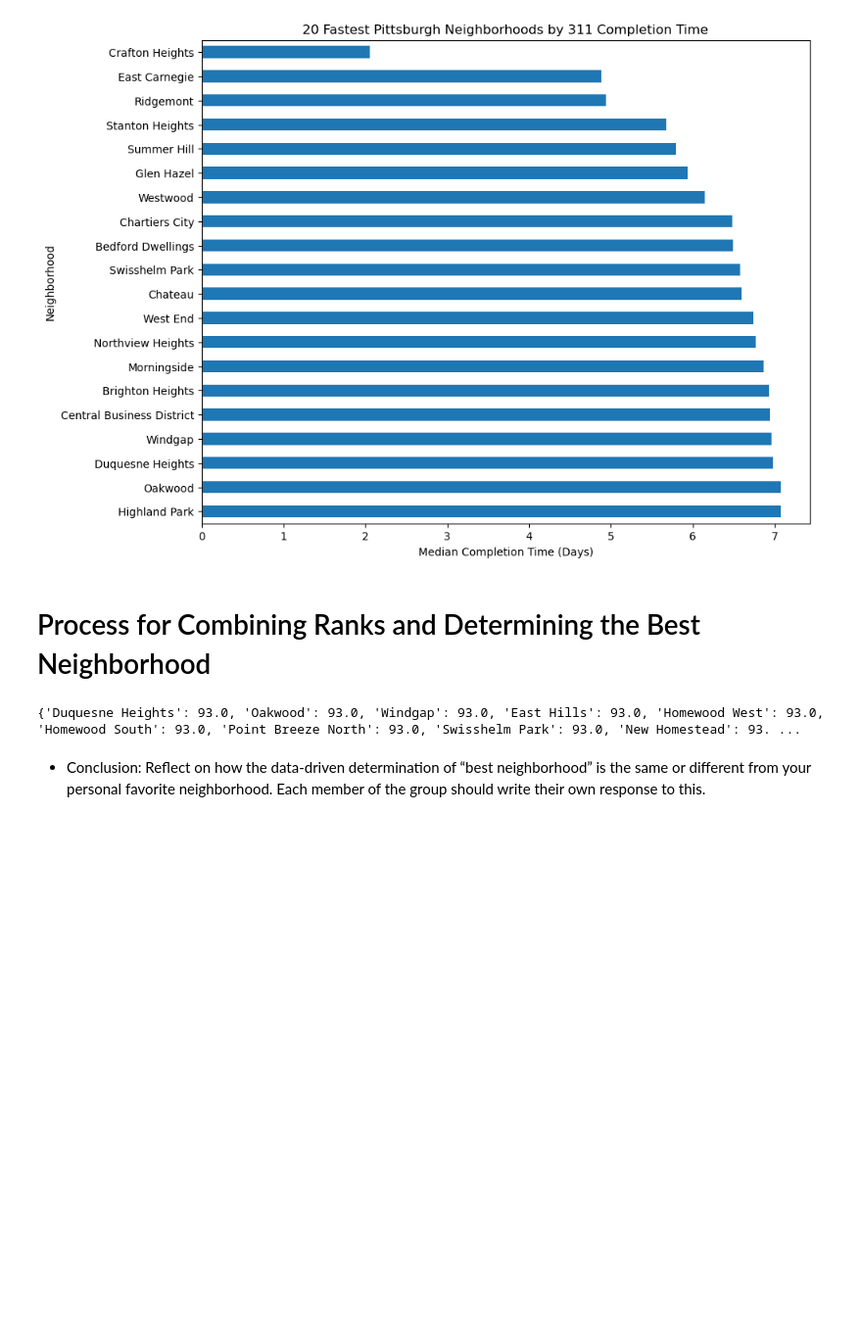
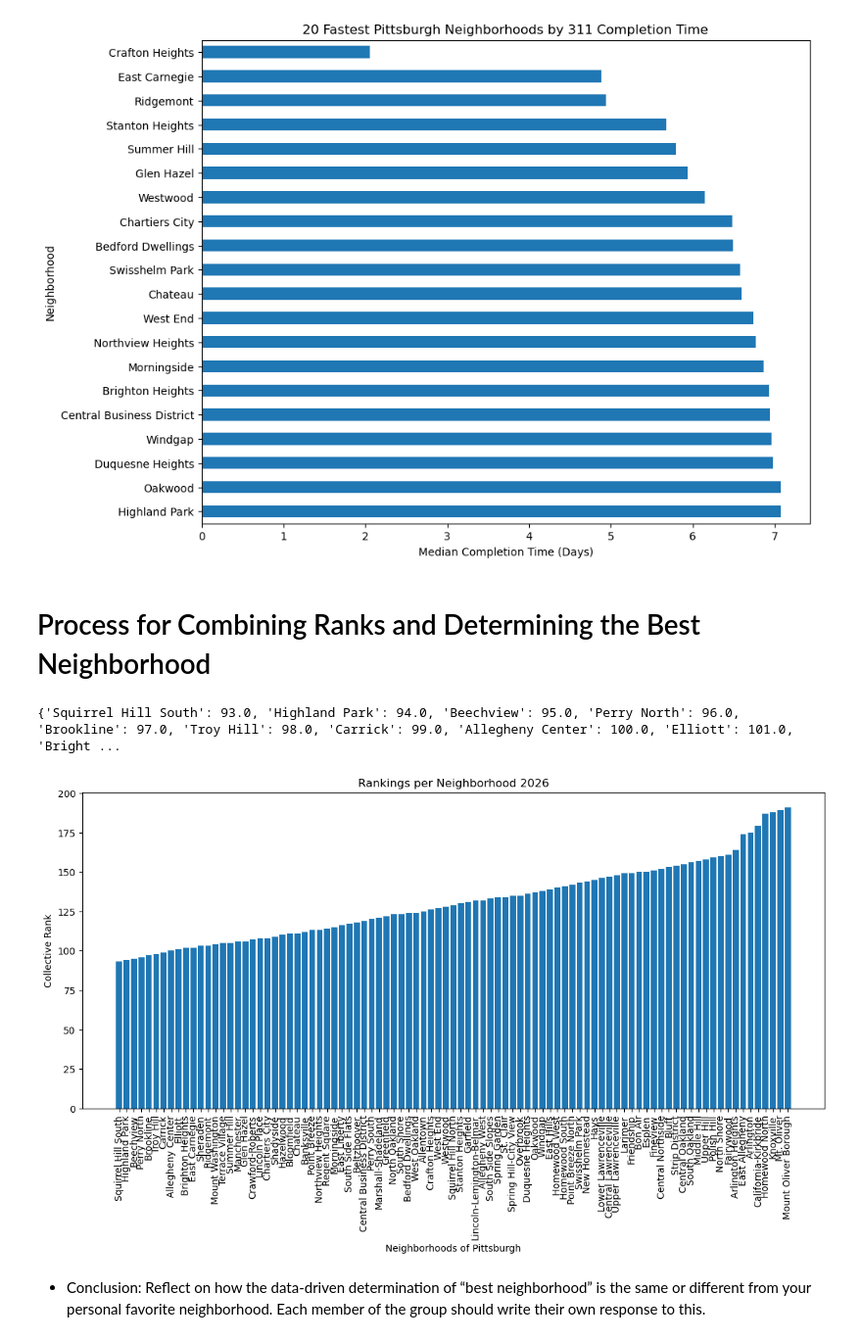
Before and after one commit to CelestialGarbo/CS-0010-FINAL-PROJECT, a Jupyter notebook: FINAL-REPORT.ipynb, the cells around one changed output. Shown at 98% size. Saved outputs shown, nothing was run; the diff lists cells and outputs as text; code cells hidden in the pictures; blank space fills up the shorter version.

```diff
--- a/FINAL-REPORT.ipynb
+++ b/FINAL-REPORT.ipynb
@@ -57,10 +57,10 @@ keys_list = list(sorted_drinking.keys())
 values_list = list(sorted_drinking.values())
 ##create a new dictionary for the ranking based using neighborhoods and matching them with their index plus one in the sorted
 ##dictionary in descending order to give accurate ranking
-ranking = {}
+order = {}
 count = 1
 for items in keys_list:
-    ranking[items] = count
+    order[items] = count
     count += 1
 print(ranking)
 ##print reasoning of this metric used
@@ -240,10 +240,7 @@ import pandas as pd
 df = pd.read_csv("311_ranks.csv")
 df.head()
 import pickle
-
-
-
-
+import matplotlib.pyplot as plt
 
 counts = df["neighborhood"].value_counts()
 counts = counts.iloc[::-1]
@@ -255,36 +252,44 @@ ranking = pd.DataFrame({'count':counts, 'rank':indexes})
 
 # export data
 with open("data.pkl", "wb") as file:
     pickle.dump(ranking, file)
 
 ranking
 final_counts = {}
 
-for key in sorted_drinking:
+for key in order:
     if(key in final_counts):
-        final_counts[key] += sorted_drinking[key]
+        final_counts[key] += order[key]
     else:
-        final_counts[key] = sorted_drinking[key]
+        final_counts[key] = order[key]
 
 for neighborhood, row in ranking.iterrows():
     n = neighborhood
     r = float(row["rank"])
     if(n in final_counts):
         final_counts[n] += r
     else:
         final_counts[n] = 100
 
 for index, row in df.iterrows():
     n = row["neighborhood"]
     r = row["rank"]
     if(n in final_counts):
         final_counts[n] += r
     else:
         final_counts[n] = 100
 
 sorted_final = dict(sorted(final_counts.items(), key = lambda item: item[1]))
 print(sorted_final)
+plt.figure(figsize = (14, 6))
+plt.bar(sorted_final.keys(), sorted_final.values())
+plt.xticks(rotation=90)
+plt.xlabel("Neighborhoods of Pittsburgh")
+plt.ylabel("Collective Rank")
+plt.title("Rankings per Neighborhood 2026")
+plt.show()
 # %% [output]
-{'Duquesne Heights': 93.0, 'Oakwood': 93.0, 'Windgap': 93.0, 'East Hills': 93.0, 'Homewood West': 93.0, 'Homewood South': 93.0, 'Point Breeze North': 93.0, 'Swisshelm Park': 93.0, 'New Homestead': 93. ...
+{'Squirrel Hill South': 93.0, 'Highland Park': 94.0, 'Beechview': 95.0, 'Perry North': 96.0, 'Brookline': 97.0, 'Troy Hill': 98.0, 'Carrick': 99.0, 'Allegheny Center': 100.0, 'Elliott': 101.0, 'Bright ...
+[figure, added]
 # %% [markdown]
 * Conclusion: Reflect on how the data-driven determination of “best neighborhood” is the same or different from your personal favorite neighborhood. Each member of the group should write their own response to this.
```
